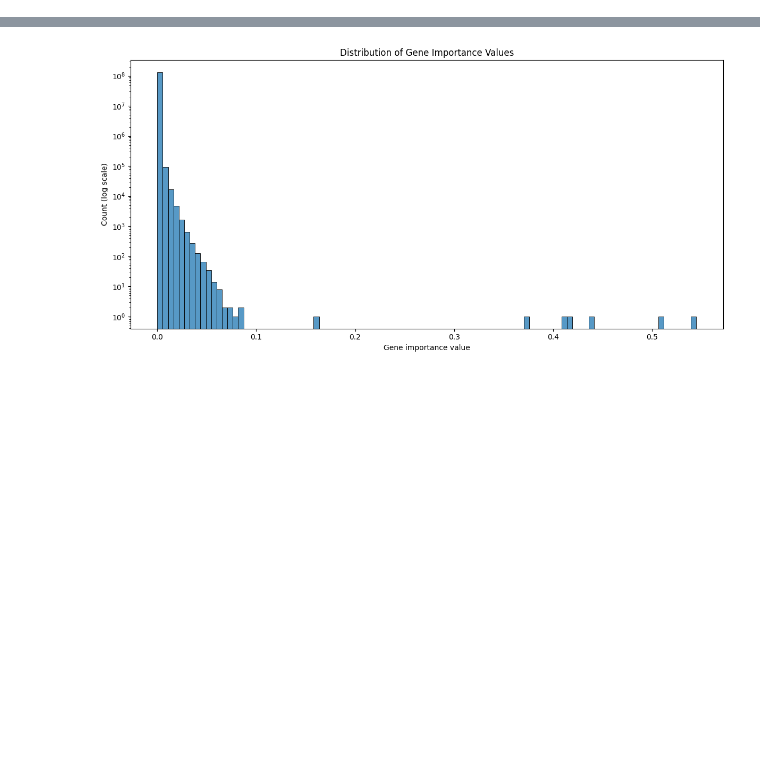
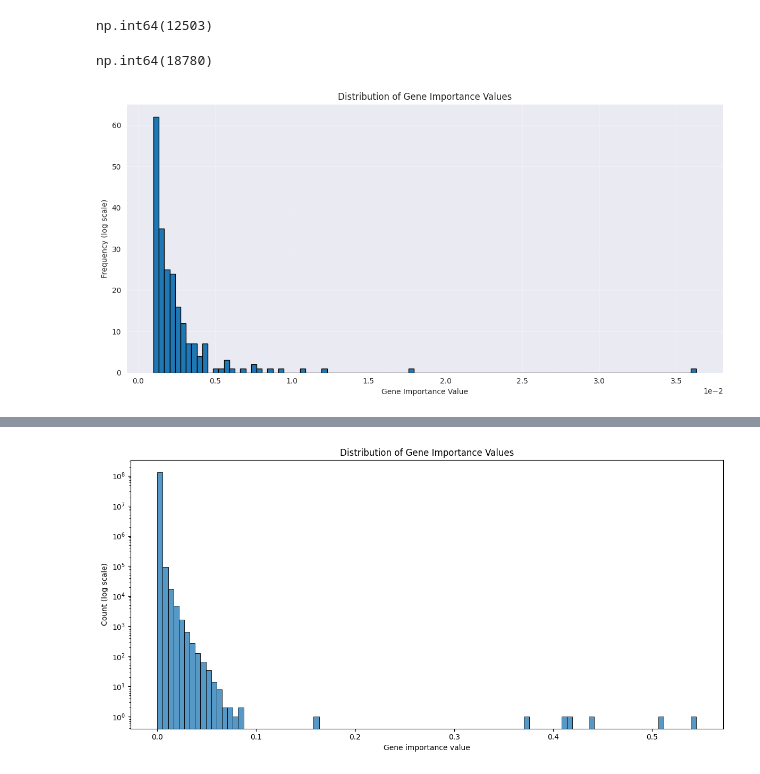
Before and after one commit to sarameirab/bioinformatics_analysis, a Jupyter notebook: project_code/python_scripts/random_forest_results_exploration.ipynb, the cells around one changed output, grey strips where cells are left out. Drawn from its saved outputs; the diff is of its cells as text; code cells hidden in the pictures; blank space fills up the shorter version.

```diff
--- a/project_code/python_scripts/random_forest_results_exploration.ipynb
+++ b/project_code/python_scripts/random_forest_results_exploration.ipynb
@@ -13,4 +39,16 @@ df.head()
 # %%
-milademetan_row = df[df['drug'] == "MILADEMETAN (BRD:BRD-K00003406-001-01-9)"]
-display(milademetan_row)
+# Get the row for POLYDATIN
+drug_name = "MILADEMETAN (BRD:BRD-K00003406-001-01-9)"
+polydatin_row_inital_results = random_forest_inital_results_sorted_top_20[random_forest_inital_results_sorted_top_20['drug'] == drug_name]
+polydatin_row_optimized_scaled_top_20_results = random_forest_scaled_optimized_top_20_results[
+    random_forest_scaled_optimized_top_20_results['drug']==drug_name]
+
+# Get all columns except the first 4
+gene_columns_inital = polydatin_row_inital_results.drop(['drug', 'rmse', 'baseline_rmse', 'pearson_correlation'], axis=1)
+gene_columns_inital_optimized = polydatin_row_optimized_scaled_top_20_results.drop(['drug', 'rmse', 'baseline_rmse', 'pearson_correlation'], axis=1)
+# Convert to Series and sort by values
+sorted_values_inital = gene_columns_inital.iloc[0].sort_values(ascending=False)
+sorted_values_optimized = gene_columns_inital_optimized.iloc[0].sort_values(ascending=False)
+
+sorted_values_inital.head(100)
 # %% [output]
@@ -19,0 +97,29 @@ display(milademetan_row)
+# %%
+num_zeros_inital = (sorted_values_inital == 0).sum()
+num_zeros_inital
+# %% [output]
+np.int64(12503)
+# %%
+num_zeros_optimized = (sorted_values_optimized == 0).sum()
+num_zeros_optimized
+# %% [output]
+np.int64(18780)
+# %%
+import matplotlib.pyplot as plt
+import numpy as np
+
+plt.figure(figsize=(12, 6))
+
+# Create histogram with more bins and log scale on y-axis
+plt.hist(sorted_values_inital[sorted_values_inital > 0.001].values, bins=100, edgecolor='black')
+#plt.yscale('log')  # Set y-axis to log scale
+plt.ticklabel_format(style='sci', axis='x', scilimits=(0,0))
+
+plt.xlabel('Gene Importance Value')
+plt.ylabel('Frequency (log scale)')
+plt.title('Distribution of Gene Importance Values')
+plt.grid(True, alpha=0.3)
+plt.tight_layout()
+plt.show()
+# %% [output]
+[figure, added]
```
Also changed, not shown: parts of 9 cells of this notebook, 12 other files.
